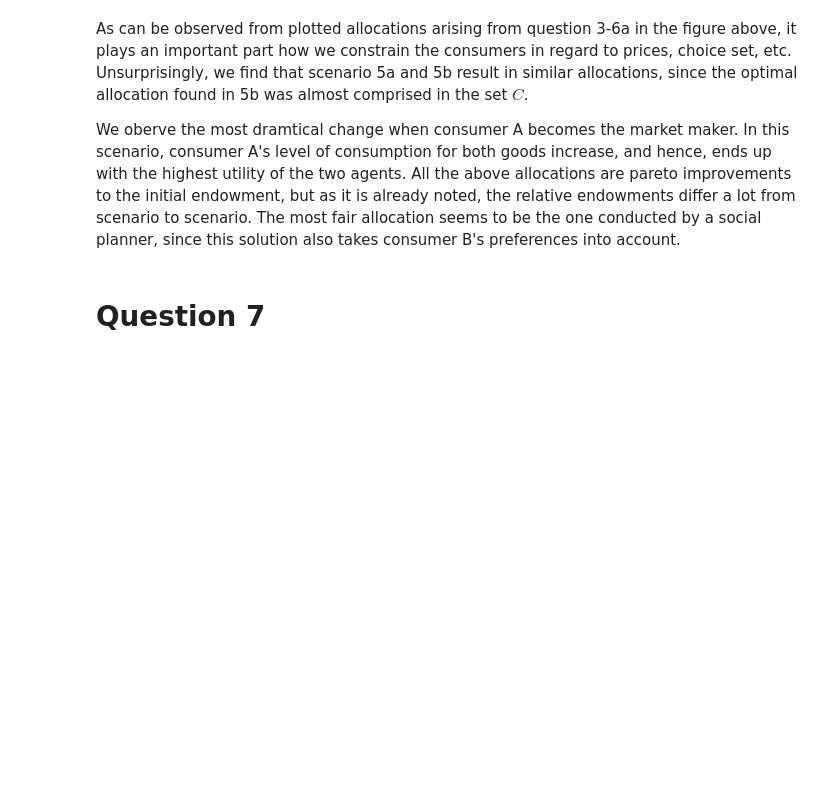
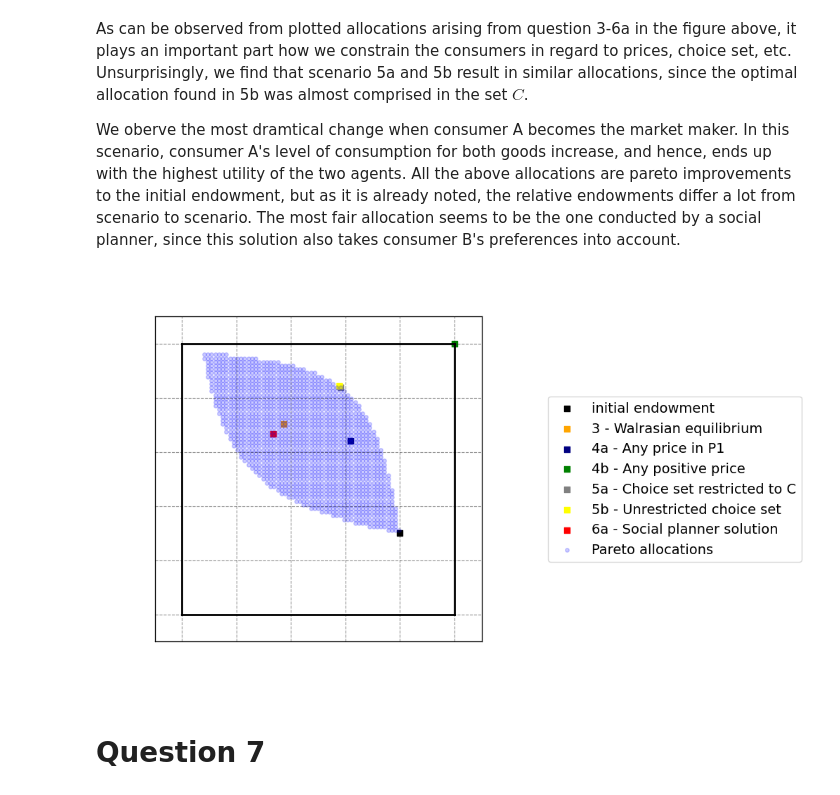
Before and after one commit to NumEconCopenhagen/projects-2024-anne-sofie-ida-anna-livia, a Jupyter notebook: inauguralproject/inauguralproject.ipynb, the cells around one changed output. Drawn from its saved outputs; the diff is of its cells as text; code cells hidden in the pictures; blank space fills up the shorter version.

```diff
--- a/inauguralproject/inauguralproject.ipynb
+++ b/inauguralproject/inauguralproject.ipynb
@@ -292,6 +207,10 @@ As can be observed from plotted allocations arising from question 3-6a in the fi
 
 We oberve the most dramtical change when consumer A becomes the market maker. In this scenario, consumer A's level of consumption for both goods increase, and hence, ends up with the highest utility of the two agents.
 All the above allocations are pareto improvements to the initial endowment, but as it is already noted, the relative endowments differ a lot from scenario to scenario. The most fair allocation seems to be the one conducted by a social planner, since this solution also takes consumer B's preferences into account.
+# %%
+economy.plot_all()
+# %% [output]
+[figure, added]
 # %% [markdown]
 # Question 7
 # %% [markdown]
```
Also changed, not shown: parts of 9 cells of this notebook, 1 other file.
